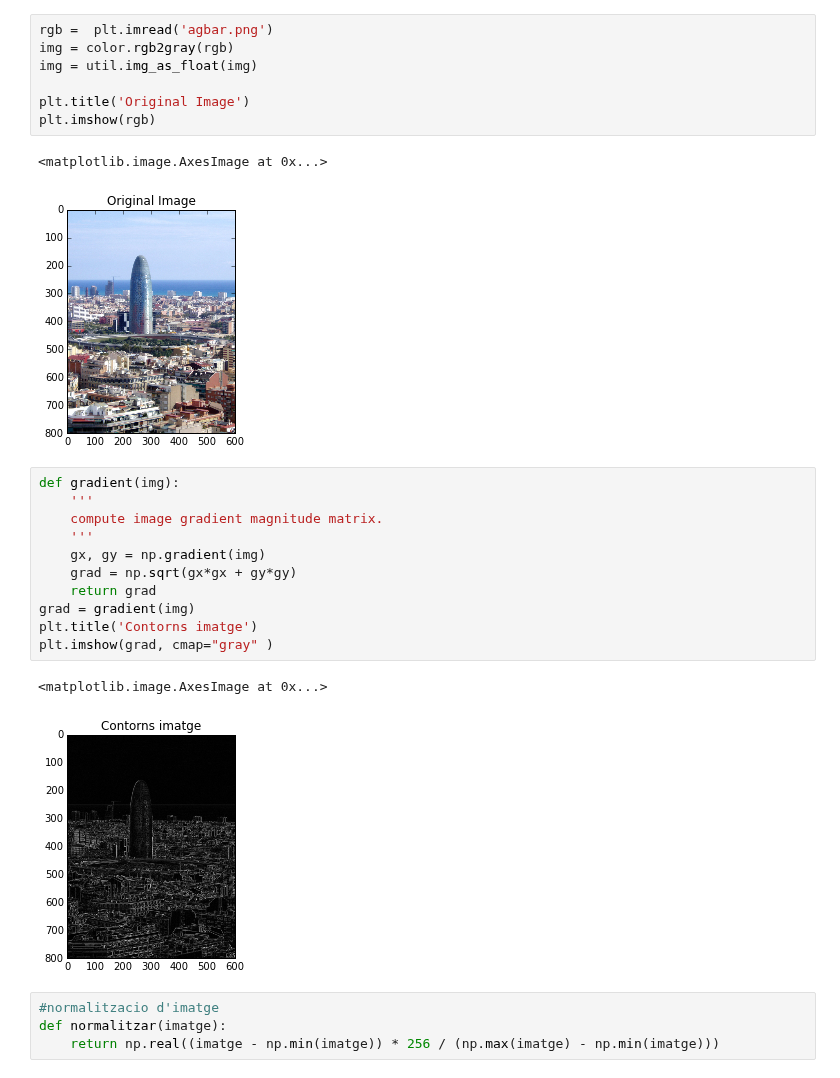
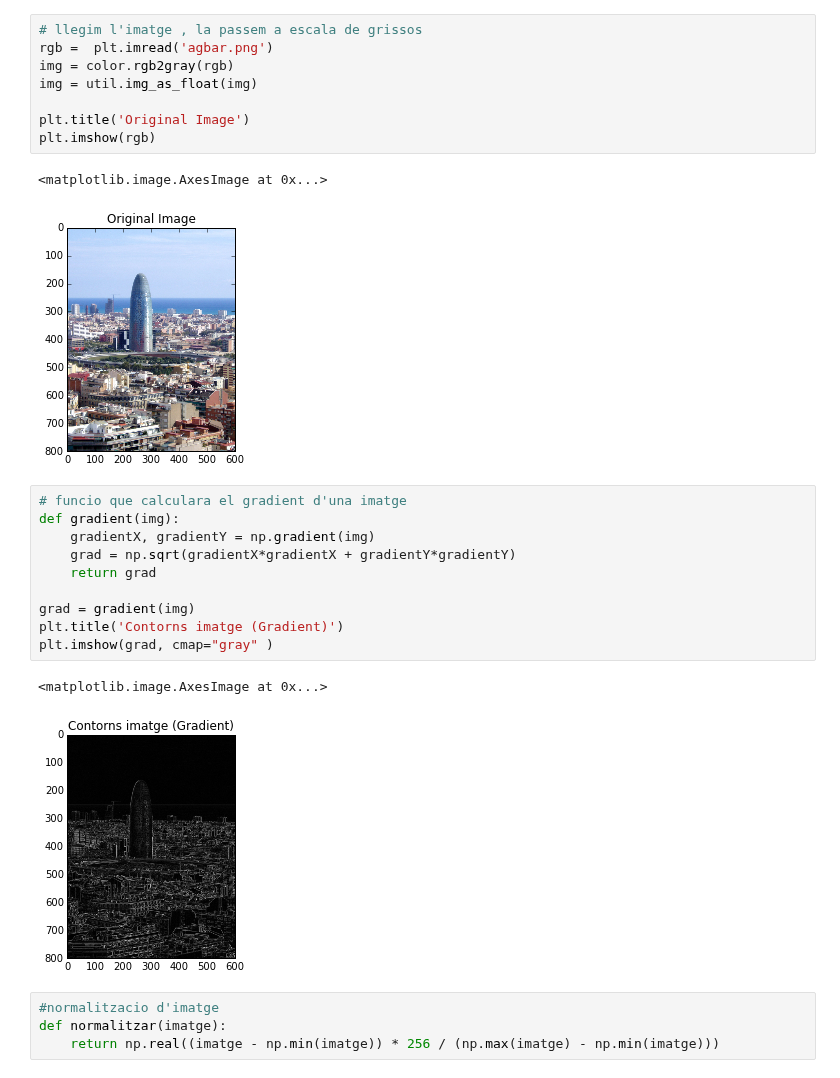
Before and after one commit to cnavas88/Image-Processing, a Jupyter notebook: practica3/Practica3_Eliminar.ipynb, the cells around one changed output. Drawn from its saved outputs; the diff is of its cells as text.

```diff
--- a/practica3/Practica3_Eliminar.ipynb
+++ b/practica3/Practica3_Eliminar.ipynb
@@ -12,6 +13,7 @@ from scipy import ndimage as nd
 import scipy
 %matplotlib inline
 # %%
+# llegim l'imatge , la passem a escala de grissos
 rgb =  plt.imread('agbar.png')
 img = color.rgb2gray(rgb)
 img = util.img_as_float(img)
@@ -22,19 +24,18 @@ plt.imshow(rgb)
 <matplotlib.image.AxesImage at 0x...>
 [figure]
 # %%
+# funcio que calculara el gradient d'una imatge
 def gradient(img):
-    '''
-    compute image gradient magnitude matrix.
-    '''
-    gx, gy = np.gradient(img)
-    grad = np.sqrt(gx*gx + gy*gy)
+    gradientX, gradientY = np.gradient(img)
+    grad = np.sqrt(gradientX*gradientX + gradientY*gradientY)
     return grad
+
 grad = gradient(img)
-plt.title('Contorns imatge')
+plt.title('Contorns imatge (Gradient)')
 plt.imshow(grad, cmap="gray" )
 # %% [output]
 <matplotlib.image.AxesImage at 0x...>
-[figure, old version]
+[figure, new version]
 # %%
 #normalitzacio d'imatge
 def normalitzar(imatge):
```
Also changed, not shown: parts of 9 cells of this notebook, 1 other file.
